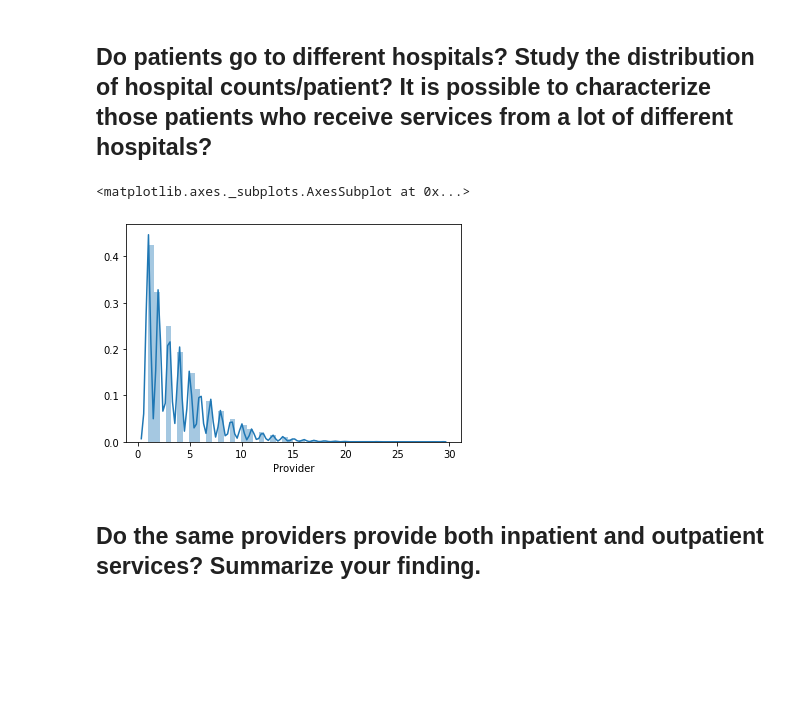
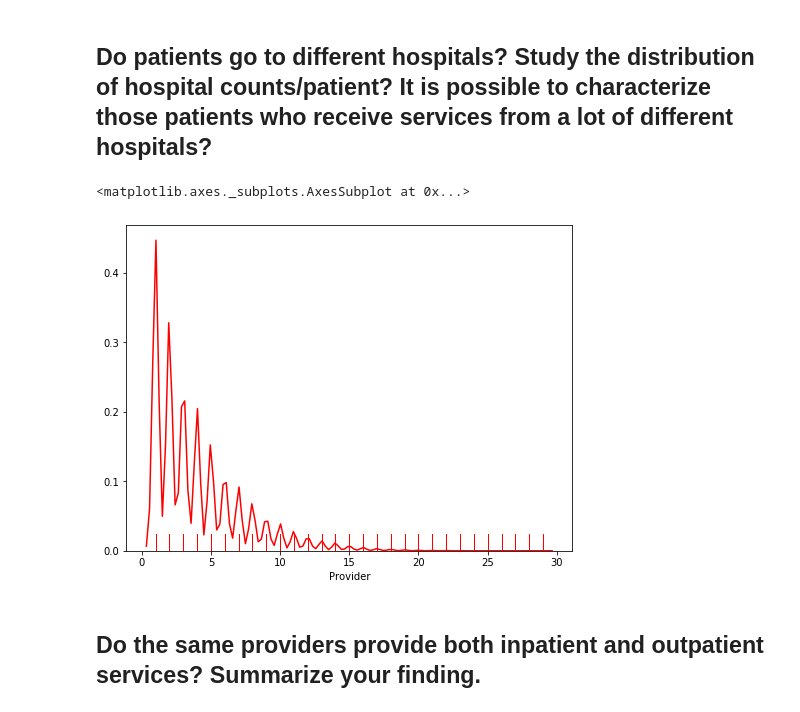
Before and after one commit to randypantinople/HealthCareFraudDetection, a Jupyter notebook: randypantinople/healthCareFraudDetection(randy).ipynb, the cells around one changed output. Cells and saved outputs as stored; diff of their text form; code cells hidden in the pictures; blank space fills up the shorter version.

```diff
--- a/randypantinople/healthCareFraudDetection(randy).ipynb
+++ b/randypantinople/healthCareFraudDetection(randy).ipynb
@@ -87,0 +72,2 @@ outpatient_chronic[outpatient_chronic==2].count().sort_values().plot(kind='barh'
+# %%
+full_data = pd.merge(full_data, train_potentialfraud, on='Provider', how='left')
@@ -177,13 +273,14 @@ sns.distplot(np.log(provider_doctor.Provider))
 # %%
 provider_patient = full_data[['Provider', 'BeneID']].copy()
 
 provider_patient = provider_patient.groupby('BeneID')['Provider'].count().reset_index()
 provider_patient.Provider.unique()
 
-sns.distplot(provider_patient.Provider)
+f, ax = plt.subplots(figsize=(8, 6))
+sns.distplot(provider_patient.Provider, hist=False, rug=True, color='r')
 # %% [output]
 <matplotlib.axes._subplots.AxesSubplot at 0x...>
-[figure, old version]
+[figure, new version]
 # %% [markdown]
 ## Do the same providers provide both inpatient and outpatient services? Summarize your finding.
 # %%
```
Also changed, not shown: parts of 29 cells of this notebook.
